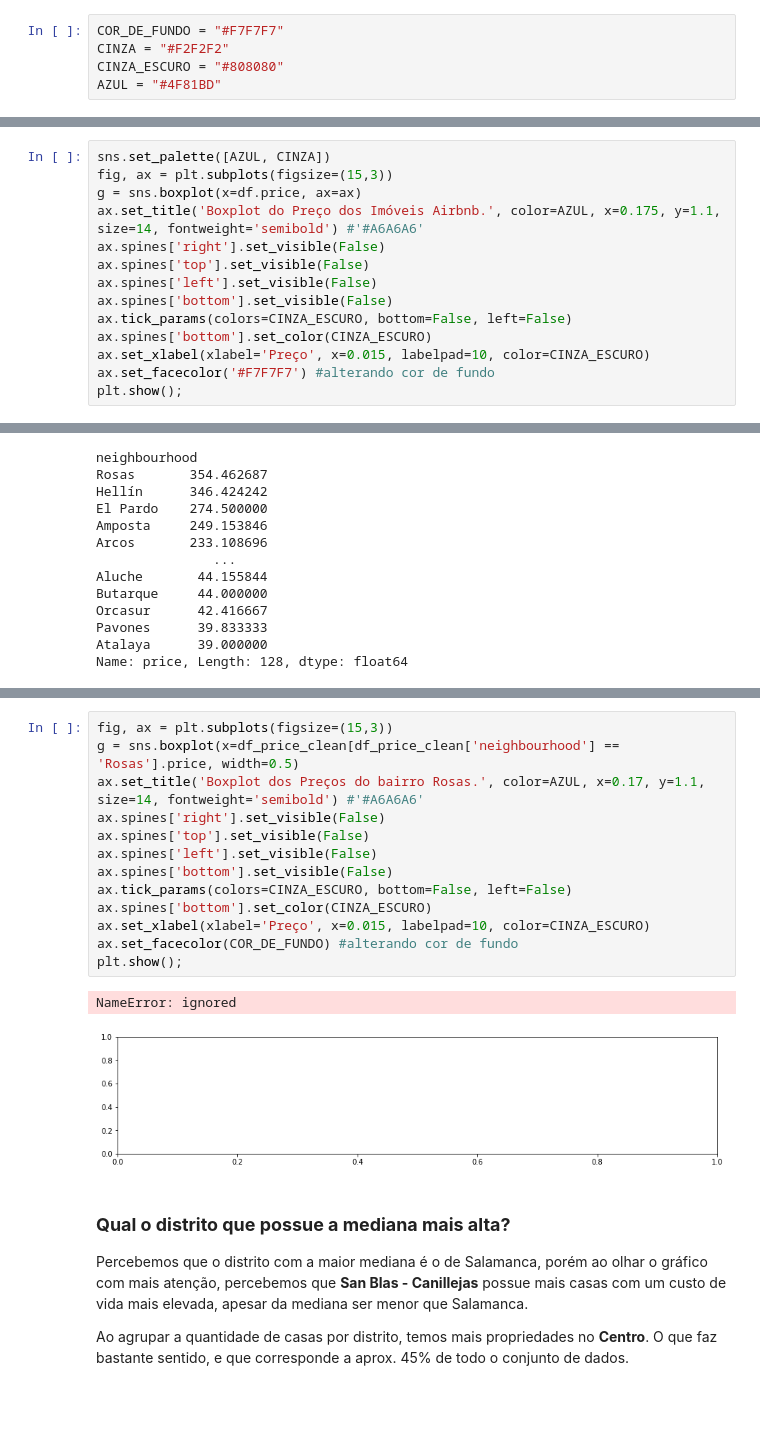
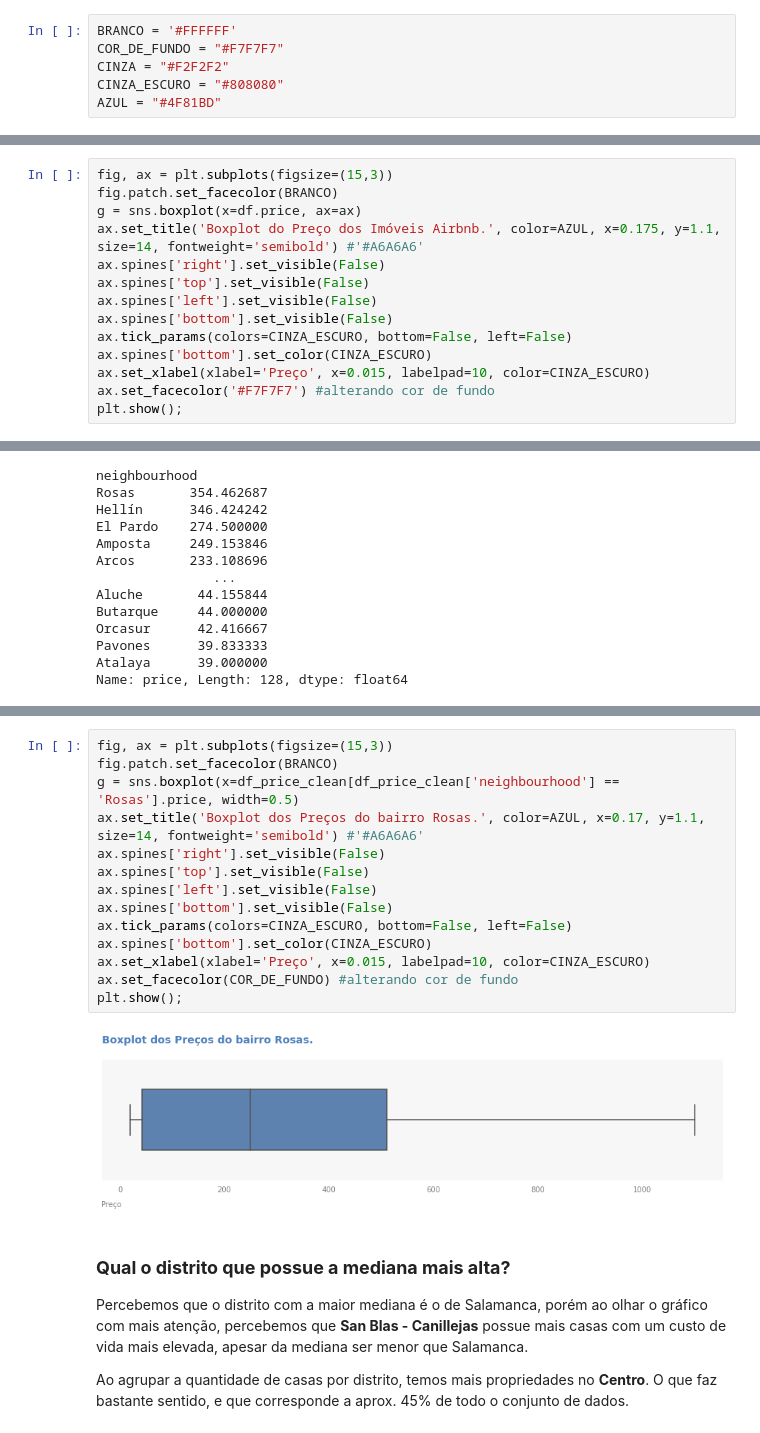
Before and after one commit to FelipeErmeson/analise-de-dados-airbnb, a Jupyter notebook: Analisando_os_Dados_do_Airbnb_em_Madrid.ipynb, the cells around one changed output, grey strips where cells are left out. Saved outputs shown, nothing was run; the diff lists cells and outputs as text; blank space fills up the shorter version.

```diff
--- a/Analisando_os_Dados_do_Airbnb_em_Madrid.ipynb
+++ b/Analisando_os_Dados_do_Airbnb_em_Madrid.ipynb
@@ -162,6 +162,7 @@ sns.color_palette(["#F2F2F2", "#4F81BD", "#5B9BD5", "#64A5DE"])
  (0.3568627450980392, 0.6078431372549019, 0.8352941176470589),
  (0.39215686274509803, 0.6470588235294118, 0.8705882352941177)]
 # %%
+BRANCO = '#FFFFFF'
 COR_DE_FUNDO = "#F7F7F7"
 CINZA = "#F2F2F2"
 CINZA_ESCURO = "#808080"
@@ -204,8 +205,8 @@ Podemos observar que temos vários pontos distantes da nossa caixa. E principalm
 
 Esses outliers podem ser erros do app ou podem ser casas/apto de luxo, é necessária uma investigação mais profunda para descobrir.
 # %%
-sns.set_palette([AZUL, CINZA])
 fig, ax = plt.subplots(figsize=(15,3))
+fig.patch.set_facecolor(BRANCO)
 g = sns.boxplot(x=df.price, ax=ax)
 ax.set_title('Boxplot do Preço dos Imóveis Airbnb.', color=AZUL, x=0.175, y=1.1, size=14, fontweight='semibold') #'#A6A6A6'
 ax.spines['right'].set_visible(False)
@@ -494,20 +497,20 @@ df_price_clean[df_price_clean['neighbourhood'] == 'Rosas'].price.sort_values(asc
 Name: price, dtype: int64
 # %%
 fig, ax = plt.subplots(figsize=(15,3))
+fig.patch.set_facecolor(BRANCO)
 g = sns.boxplot(x=df_price_clean[df_price_clean['neighbourhood'] == 'Rosas'].price, width=0.5)
 ax.set_title('Boxplot dos Preços do bairro Rosas.', color=AZUL, x=0.17, y=1.1, size=14, fontweight='semibold') #'#A6A6A6'
 ax.spines['right'].set_visible(False)
 ax.spines['top'].set_visible(False)
 ax.spines['left'].set_visible(False)
 ax.spines['bottom'].set_visible(False)
 ax.tick_params(colors=CINZA_ESCURO, bottom=False, left=False)
 ax.spines['bottom'].set_color(CINZA_ESCURO)
 ax.set_xlabel(xlabel='Preço', x=0.015, labelpad=10, color=CINZA_ESCURO)
 ax.set_facecolor(COR_DE_FUNDO) #alterando cor de fundo
 plt.show();
 # %% [output]
-NameError: ignored
-[figure, old version]
+[figure, new version]
 # %% [markdown]
 ### **Qual o distrito que possue a mediana mais alta?**
 
```
Also changed, not shown: parts of 7 cells of this notebook.
